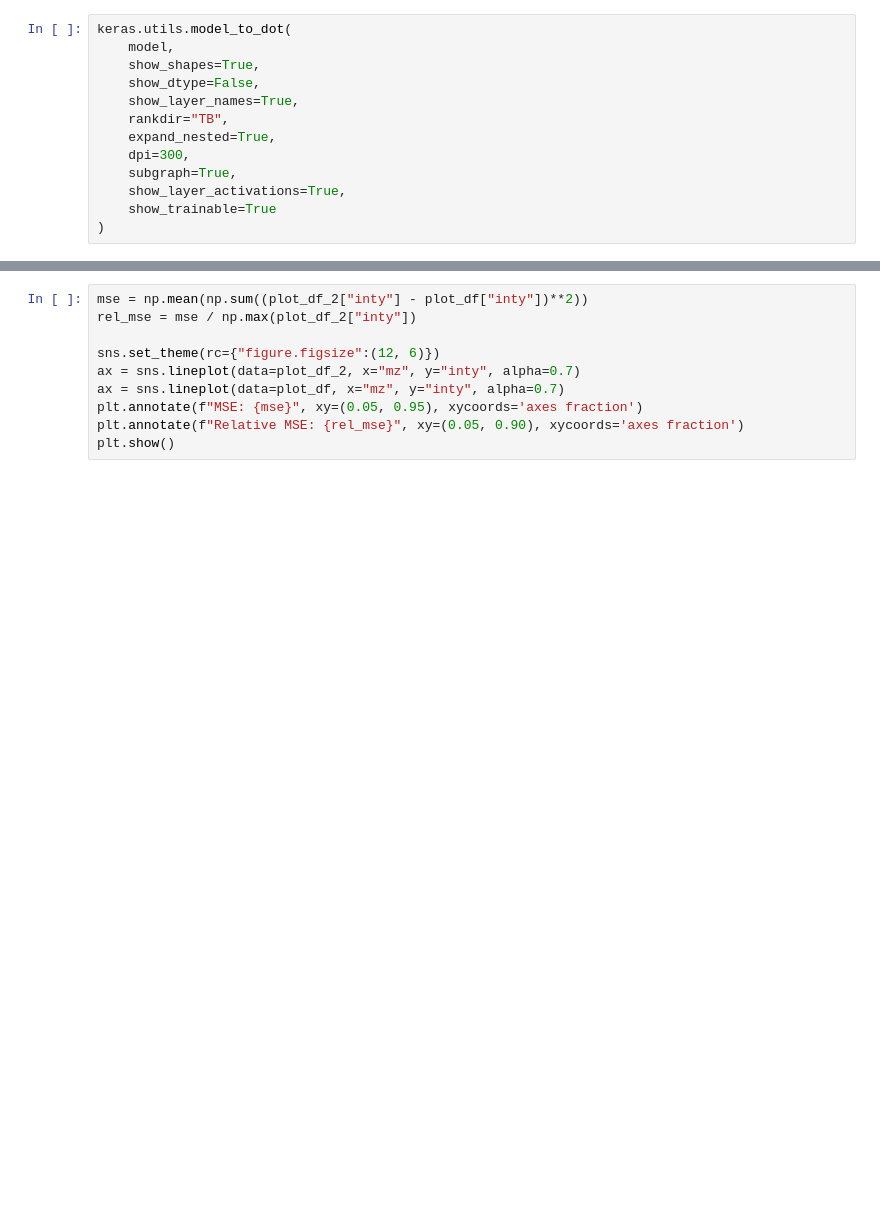
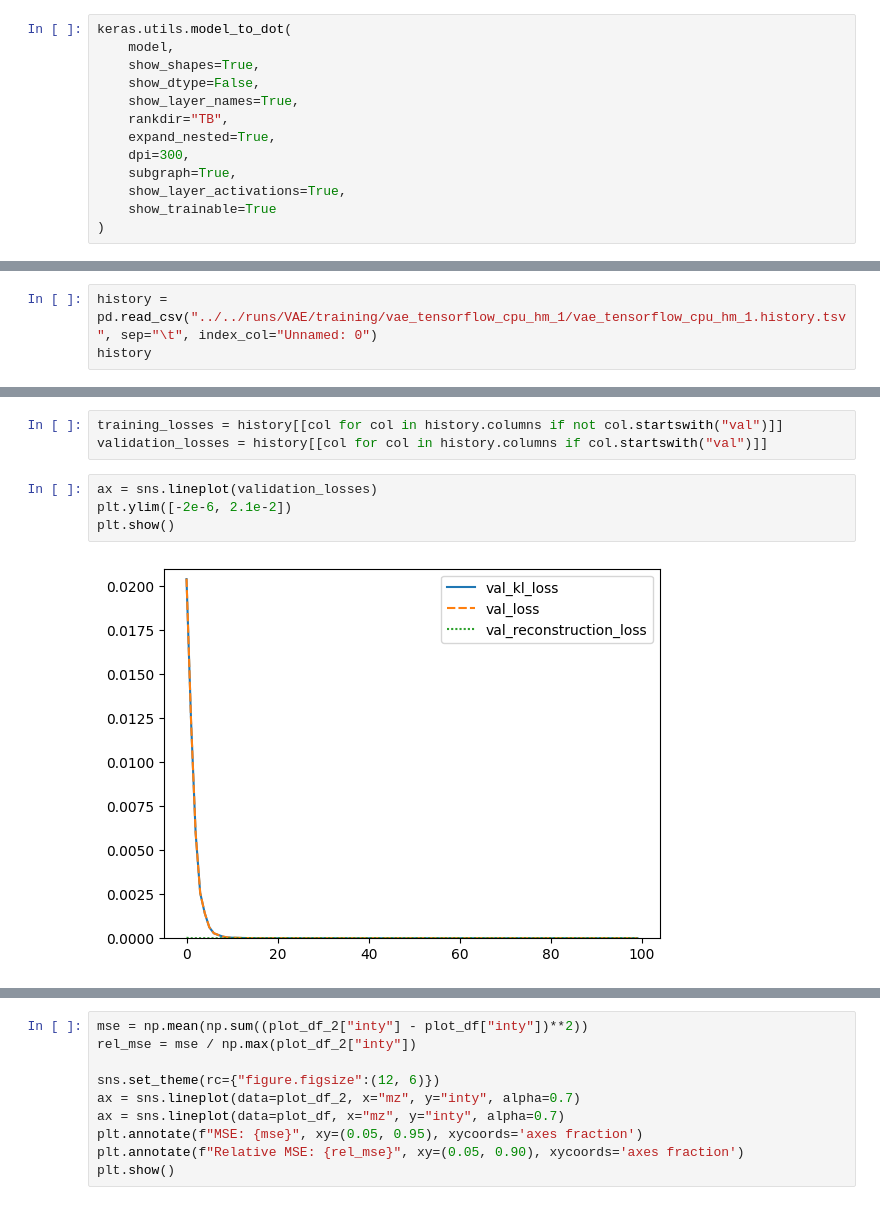
Before and after one commit to JosuaCarl/MStoML, a Jupyter notebook: skripts/VAE/VAE_interpret.ipynb, the cells around one changed output, grey strips where cells are left out. Saved outputs shown, nothing was run; the diff lists cells and outputs as text; blank space fills up the shorter version.

```diff
--- a/skripts/VAE/VAE_interpret.ipynb
+++ b/skripts/VAE/VAE_interpret.ipynb
@@ -118,0 +121,3 @@ keras.utils.model_to_dot(
+# %%
+history = pd.read_csv("../../runs/VAE/training/vae_tensorflow_cpu_hm_1/vae_tensorflow_cpu_hm_1.history.tsv", sep="\t", index_col="Unnamed: 0")
+history
@@ -118,0 +138,9 @@ keras.utils.model_to_dot(
+# %%
+training_losses = history[[col for col in history.columns if not col.startswith("val")]]
+validation_losses = history[[col for col in history.columns if col.startswith("val")]]
+# %%
+ax = sns.lineplot(validation_losses)
+plt.ylim([-2e-6, 2.1e-2])
+plt.show()
+# %% [output]
+[figure, added]
```
Also changed, not shown: parts of 7 cells of this notebook, 6 other files.
